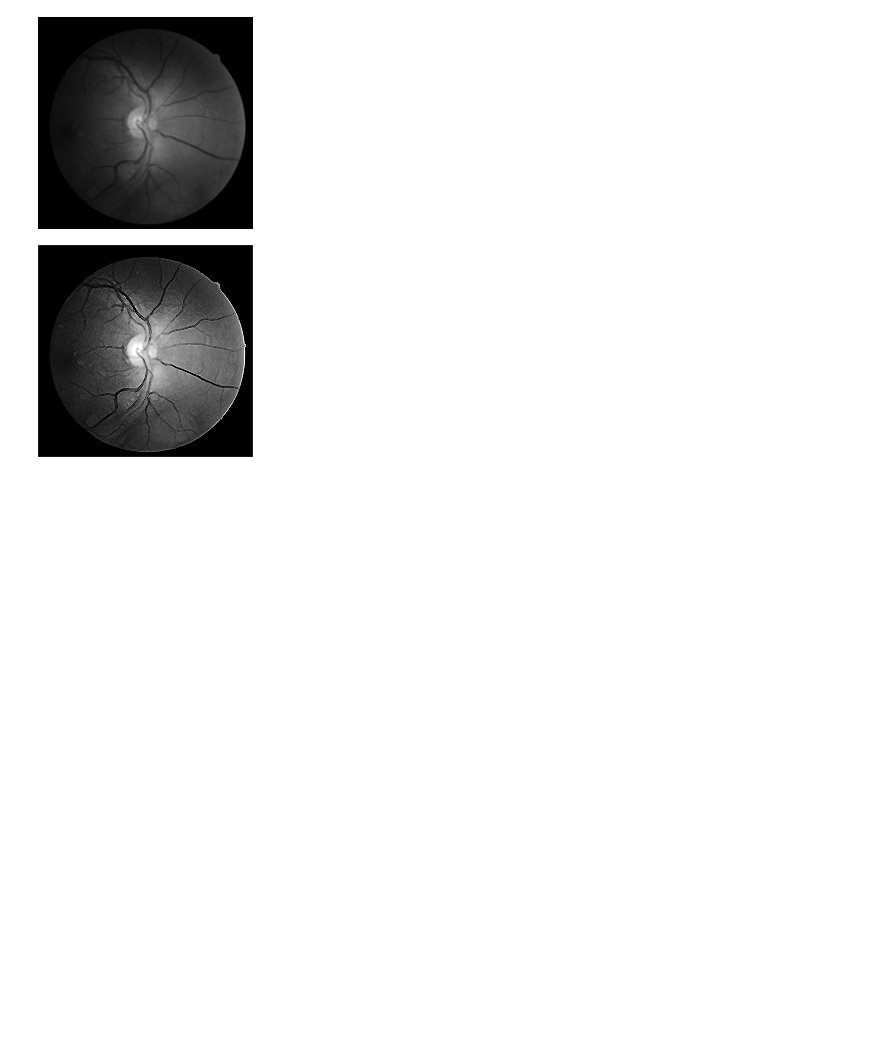
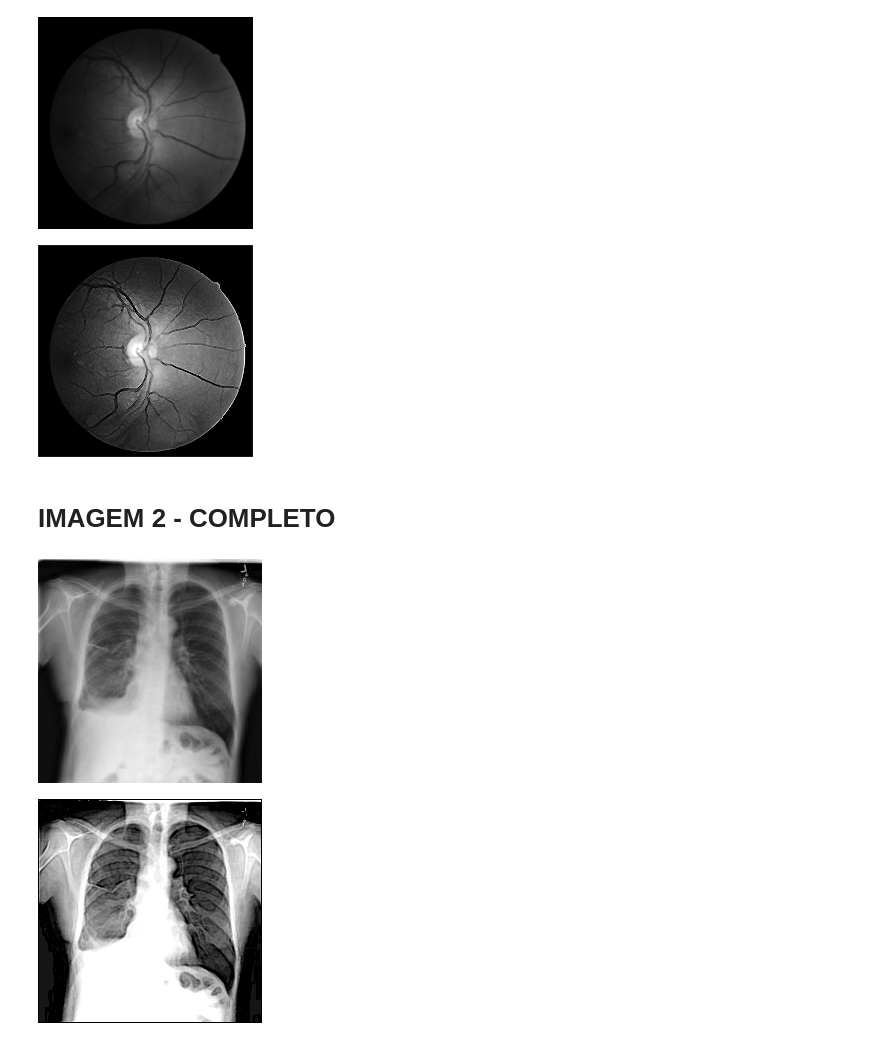
Before and after one commit to hoffera/PDI-Opera-es_Pontuais_e_Filtragem_Espacial, a Jupyter notebook: Projeto_M1_–_Operações_Pontuais_e_Filtragem_Espacial.ipynb, the cells around one changed output. Saved outputs shown, nothing was run; the diff lists cells and outputs as text; code cells hidden in the pictures; blank space fills up the shorter version.

```diff
--- a/Projeto_M1_–_Operações_Pontuais_e_Filtragem_Espacial.ipynb
+++ b/Projeto_M1_–_Operações_Pontuais_e_Filtragem_Espacial.ipynb
@@ -346,3 +346,49 @@ cv2_imshow(imagem_1_highboost)
 # %% [output]
 [figure]
 [figure]
+# %% [markdown]
+# IMAGEM 2 - COMPLETO
+# %%
+imagem_2 = cv2.imread('/content/imagem_8.jpg',1)
+
+
+#APLICANDO GRAYSCALE
+
+imagem_2_grayscale = grayscale(imagem_2)
+cv2_imshow(imagem_2_grayscale)
+#APLICANDO SAL PIMENTA
+imagem_2_sal_pimenta = salpimenta(imagem_2_grayscale)
+
+
+#APLICANDO EQUALIZAÇÃO
+
+imagem_2_equalizada = eq_hist(imagem_2_sal_pimenta)
+
+
+#APLICANDO GAMMA
+
+imagem_2_gamma = filter_gamma(imagem_2_equalizada,1, 0.2)
+
+#  APLICANDO MEDIANA
+
+imagem_2_mediana = filtro_mediana(imagem_2_gamma)
+
+#APLICANDO GAUSSIANO
+
+# imagem_2_mediana = filtro_gaussiano(imagem_2_gamma)
+
+#APLICANDO SOBEL
+
+imagem_2_sobel = sobel(imagem_2_mediana)
+
+#aplicando laplace
+
+# imagem_2_sobel = filtro_laplaciano(imagem_2_mediana)
+
+#APLICANDO HIGH-BOOST
+
+imagem_2_highboost = highboost(imagem_2_grayscale, imagem_2_sobel, 1.5)
+cv2_imshow(imagem_2_highboost)
+# %% [output]
+[figure, added]
+[figure, added]
```
